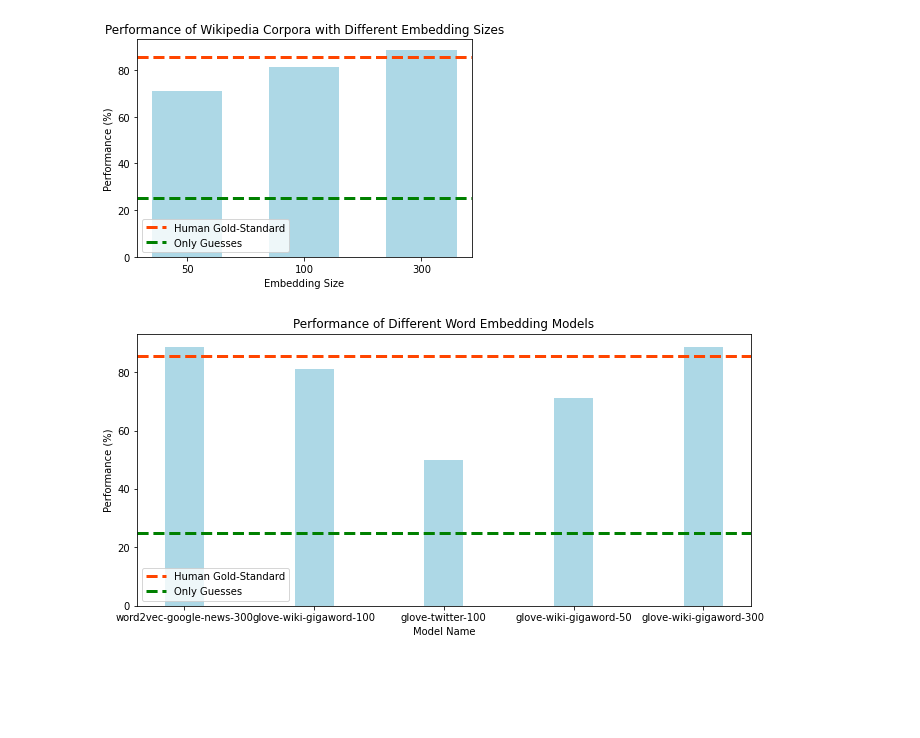
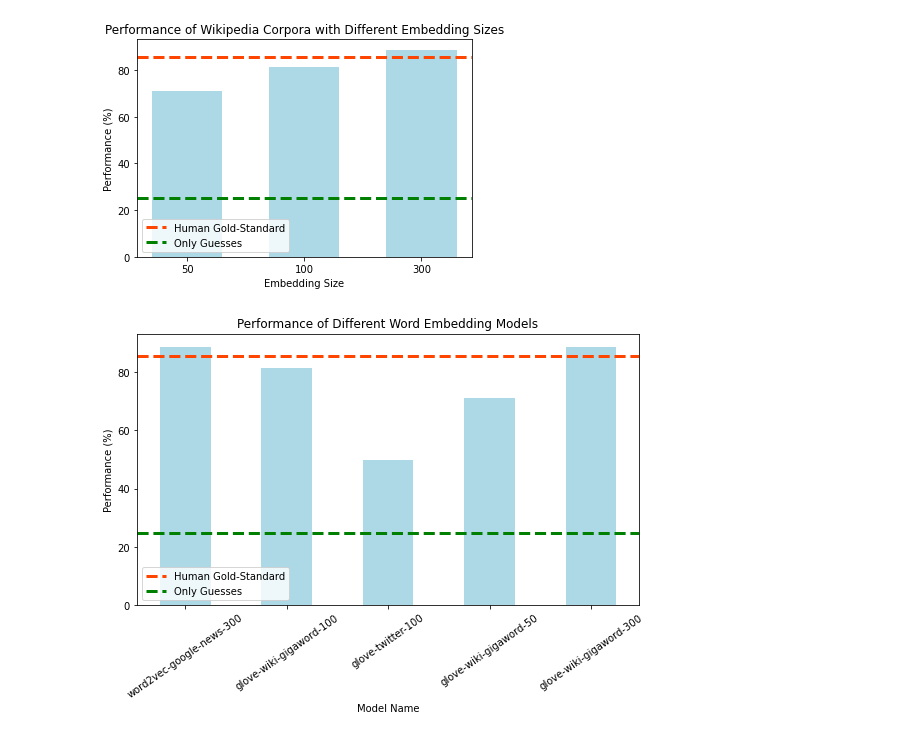
Before and after one commit to comp472-bots/mini-project-3, a Jupyter notebook: mini-project-3.ipynb, the cells around one changed output. Cells and saved outputs as stored; diff of their text form; code cells hidden in the pictures; blank space fills up the shorter version.

```diff
--- a/mini-project-3.ipynb
+++ b/mini-project-3.ipynb
@@ -324,19 +359,20 @@ plt.show()
 # %%
 # Let's compare the results of all models
 
 performances_all_models_list = [performance_google_300,performance_wiki_100,performance_twitter_100,performance_wiki_50,performance_wiki_300]
 model_names_list = ["word2vec-google-news-300","glove-wiki-gigaword-100","glove-twitter-100","glove-wiki-gigaword-50","glove-wiki-gigaword-300"]
 
 # Creating the bar plot
-plt.figure(figsize=(11, 5))
-plt.bar(model_names_list, performances_all_models_list, color = 'lightblue', width = 0.3)
+plt.figure(figsize=(9, 5))
+plt.bar(model_names_list, performances_all_models_list, color = 'lightblue', width = 0.5)
+plt.xticks(rotation = 35)
 
 plt.xlabel("Model Name")
 plt.ylabel("Performance (%)")
 plt.title("Performance of Different Word Embedding Models")
 plt.axhline(human_standard_perforance, label = 'Human Gold-Standard', color = 'orangered', lw = 3, ls = '--')
 plt.axhline(guess_performance, label = 'Only Guesses', color = 'green', lw = 3, ls = '--')
 plt.legend(loc = 'lower left')
 plt.show()
 # %% [output]
-[figure, old version]
+[figure, new version]
```
Also changed, not shown: parts of 2 cells of this notebook.
